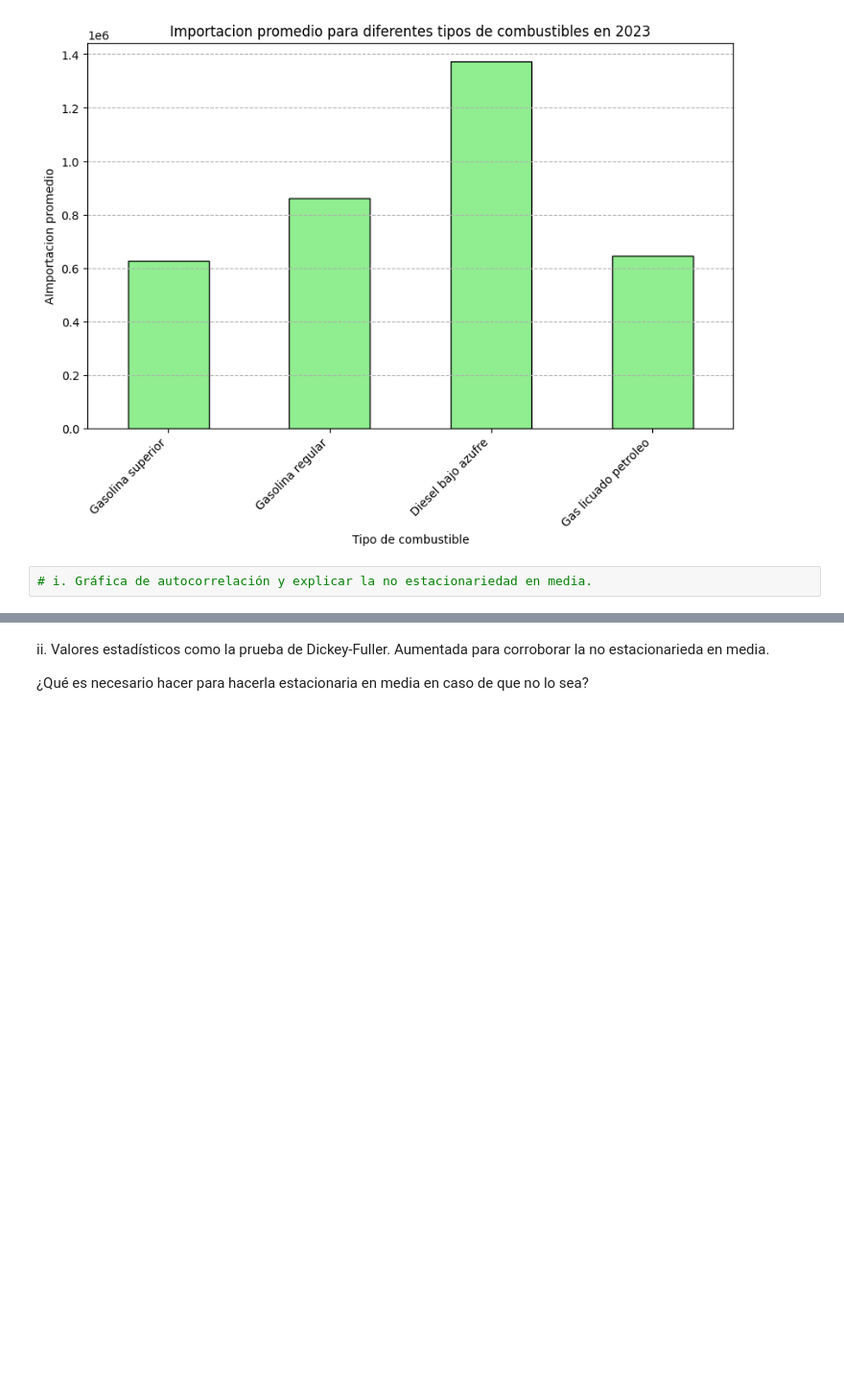
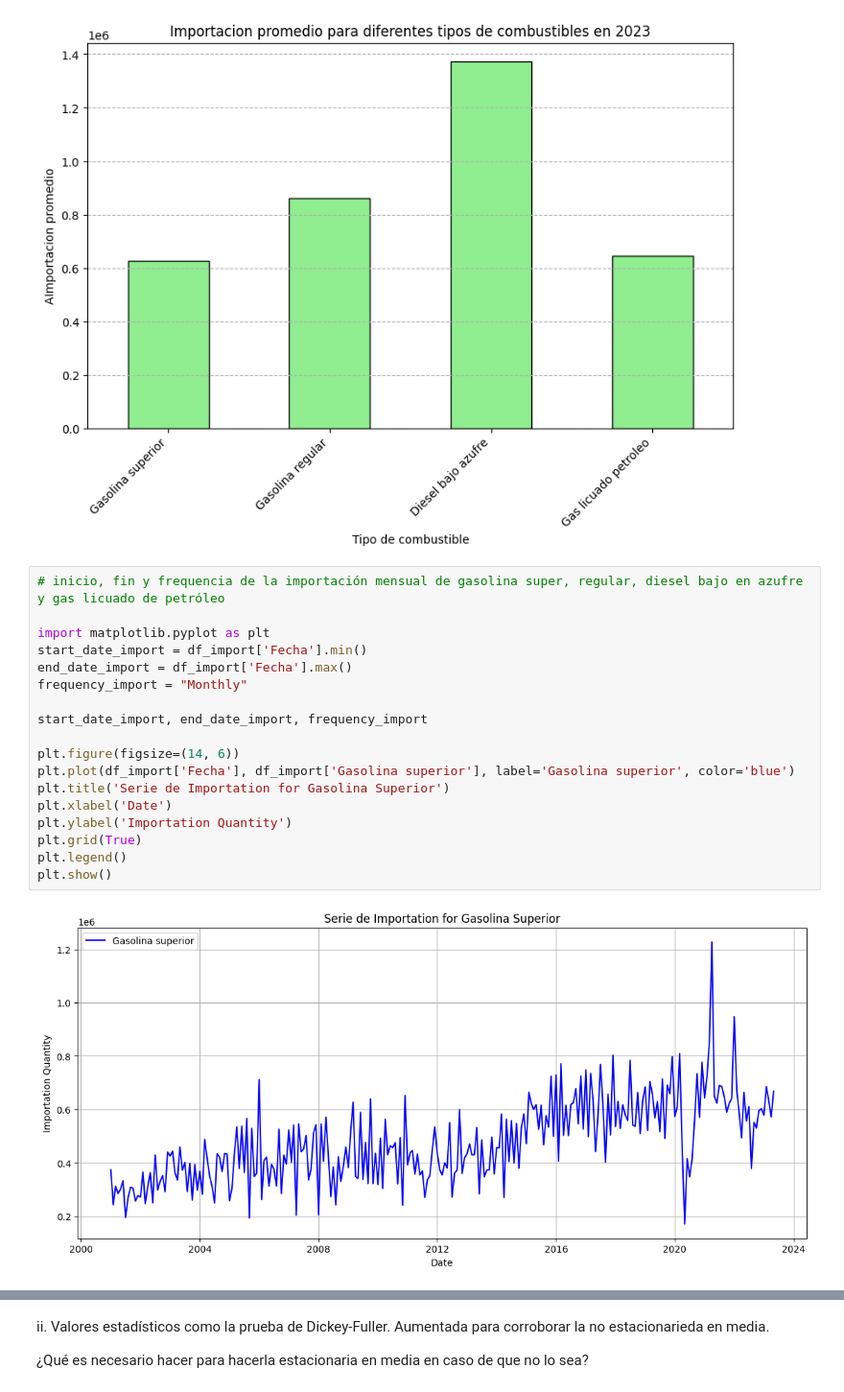
Before and after one commit to CrisLayB/DataScience_Lab02, a Jupyter notebook: ConsumoGasolina.ipynb, the cells around one changed output, grey strips where cells are left out. Shown at 96% size. Saved outputs shown, nothing was run; the diff lists cells and outputs as text; blank space fills up the shorter version.

Commit message:
empezando las series

```diff
--- a/ConsumoGasolina.ipynb
+++ b/ConsumoGasolina.ipynb
@@ -72,5 +72,23 @@ plt.grid(axis='y', linestyle='--')
 plt.show()
 # %% [output]
 [figure]
-# %%
-# i. Gráfica de autocorrelación y explicar la no estacionariedad en media.
+# %%
+# inicio, fin y frequencia de la importación mensual de gasolina super, regular, diesel bajo en azufre y gas licuado de petróleo
+
+import matplotlib.pyplot as plt
+start_date_import = df_import['Fecha'].min()
+end_date_import = df_import['Fecha'].max()
+frequency_import = "Monthly"
+
+start_date_import, end_date_import, frequency_import
+
+plt.figure(figsize=(14, 6))
+plt.plot(df_import['Fecha'], df_import['Gasolina superior'], label='Gasolina superior', color='blue')
+plt.title('Serie de Importation for Gasolina Superior')
+plt.xlabel('Date')
+plt.ylabel('Importation Quantity')
+plt.grid(True)
+plt.legend()
+plt.show()
+# %% [output]
+[figure, added]
```
Also changed, not shown: parts of 3 cells of this notebook.
